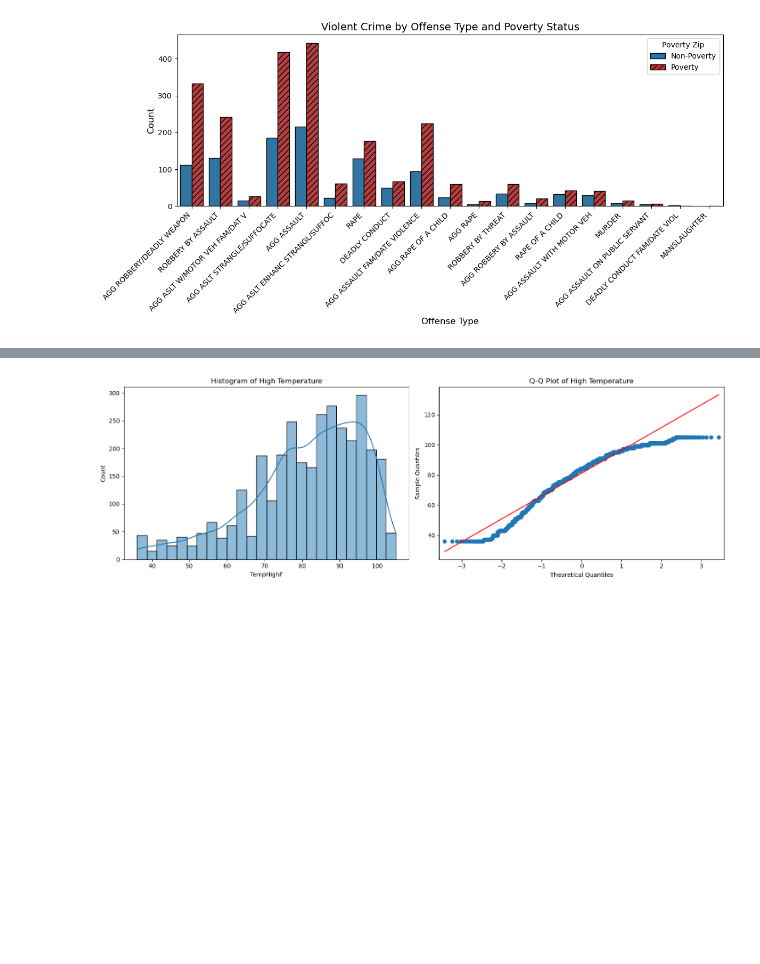
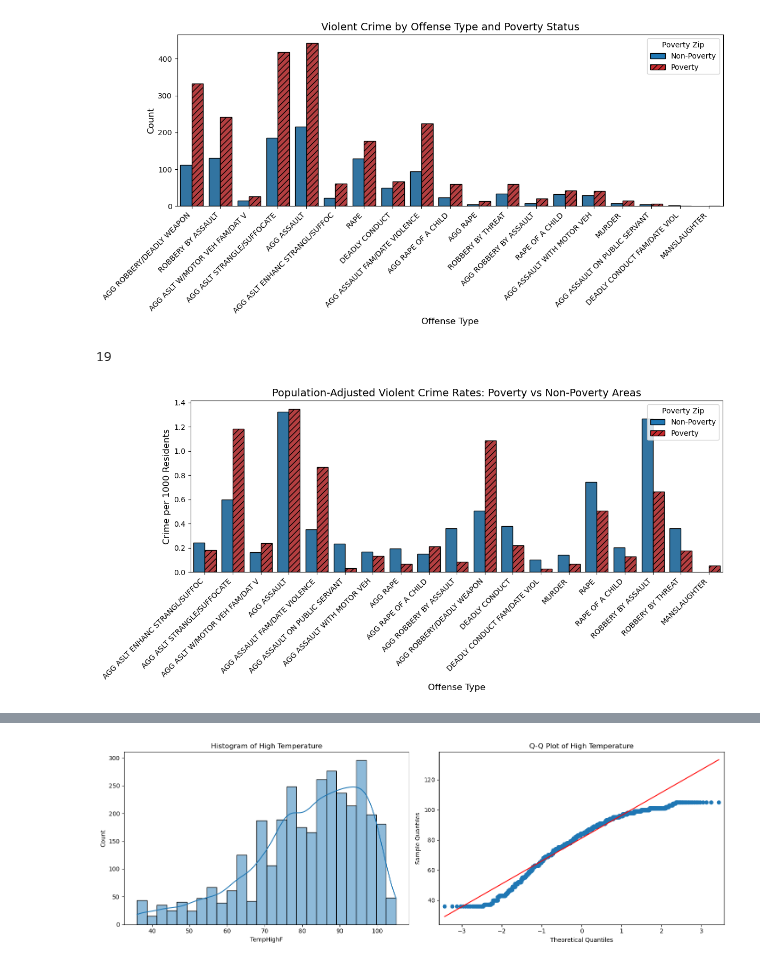
Before and after one commit to m6urns/cs5830-project2-crime-housing, a Jupyter notebook: project2-crime-and-housing.ipynb, the cells around one changed output, grey strips where cells are left out. Saved outputs shown, nothing was run; the diff lists cells and outputs as text; code cells hidden in the pictures; blank space fills up the shorter version.

Commit message:
Add rate graph back in

```diff
--- a/project2-crime-and-housing.ipynb
+++ b/project2-crime-and-housing.ipynb
@@ -132,3 +132,80 @@ plt.tight_layout()
 plt.show()
 # %% [output]
 [figure]
+# %%
+def create_population_adjusted_crime_graph(crime_data, population_data, crime_column, poverty_column, zip_column):
+    # Prepare population data
+    pop_df = population_data.set_index('Zip Code')
+    pop_df['Population'] = pd.to_numeric(pop_df['Population'].astype(str).str.replace(',', ''), errors='coerce')
+
+    # Merge crime data with population data
+    merged_data = crime_data.merge(pop_df[['Population']], left_on=zip_column, right_index=True, how='left')
+
+    # Calculate crime rates per 1000 people
+    crime_counts = merged_data.groupby([poverty_column, zip_column, crime_column]).size().reset_index(name='Count')
+    crime_rates = crime_counts.merge(merged_data.groupby([poverty_column, zip_column])['Population'].first().reset_index(),
+                                     on=[poverty_column, zip_column])
+    crime_rates['Rate'] = crime_rates['Count'] / crime_rates['Population'] * 1000
+
+    # Calculate average rates for each crime type and poverty status
+    avg_rates = crime_rates.groupby([poverty_column, crime_column])['Rate'].mean().reset_index()
+
+    # # Create the plot
+    # plt.figure(figsize=(15, 8))
+    # sns.barplot(x=crime_column, y='Rate', hue=poverty_column, data=avg_rates)
+    # plt.title('Population-Adjusted Violent Crime Rates: Poverty vs Non-Poverty Areas')
+    # plt.xlabel('Crime Type')
+    # plt.ylabel('Average Daily Crime Rate per 1,000 People')
+    # plt.xticks(rotation=45, ha='right')
+    # # plt.legend(title='Poverty_Zip')
+    # plt.tight_layout()
+
+    # Create the countplot
+    plt.figure(figsize=(12, 6))  # Adjust the figure size as needed
+    ax = sns.barplot(x=crime_column, y='Rate', hue=poverty_column, data=avg_rates,
+                    hue_order=[False, True],  # Ensure consistent order: Non-Poverty, then Poverty
+                    palette=['#1f77b4', '#c82b2e'],  # Change colors as desired
+                    edgecolor='black')  # Add black edges to bars for better visibility
+
+    # Apply hatch pattern to all poverty bars
+    n_bars = len(ax.patches) // 2
+    print(n_bars)
+    for i in range(n_bars - 1, len(ax.patches)):
+        ax.patches[i].set_hatch('///')
+
+    # Rotate the x-axis labels
+    plt.xticks(rotation=45, ha='right')
+
+    # Add labels and title
+    plt.xlabel('Offense Type', fontsize=12)
+    plt.ylabel('Crime per 1000 Residents', fontsize=12)
+    plt.title('Population-Adjusted Violent Crime Rates: Poverty vs Non-Poverty Areas', fontsize=14)
+
+    # Create custom legend handles
+    legend_elements = [Patch(facecolor='#1f77b4', edgecolor='black', label='Non-Poverty'),
+                    Patch(facecolor='#c82b2e', edgecolor='black', hatch='///', label='Poverty')]
+
+    # Add custom legend
+    plt.legend(handles=legend_elements, title='Poverty Zip', loc='upper right')
+
+    plt.tight_layout()
+
+    # plt.savefig('plots/population_adjusted_violent_crime_rates.png')
+
+    plt.show()
+
+    # Print additional statistics
+    print("Crime crime rate per 1,000 people:")
+    print(avg_rates.groupby(poverty_column)['Rate'].mean())
+
+    print("\nTotal number of crimes:")
+    print(crime_counts.groupby(poverty_column)['Count'].sum())
+
+    print("\nNumber of unique zip codes in each category:")
+    print(merged_data.groupby(poverty_column)[zip_column].nunique())
+
+# Use the function
+create_population_adjusted_crime_graph(just_v_crime, population_data, 'Highest_Offense_Desc', 'Poverty_Zip', 'Zip_Code_Crime')
+# %% [output]
+19
+[figure, added]
```
Also changed, not shown: parts of 1 cell of this notebook.
